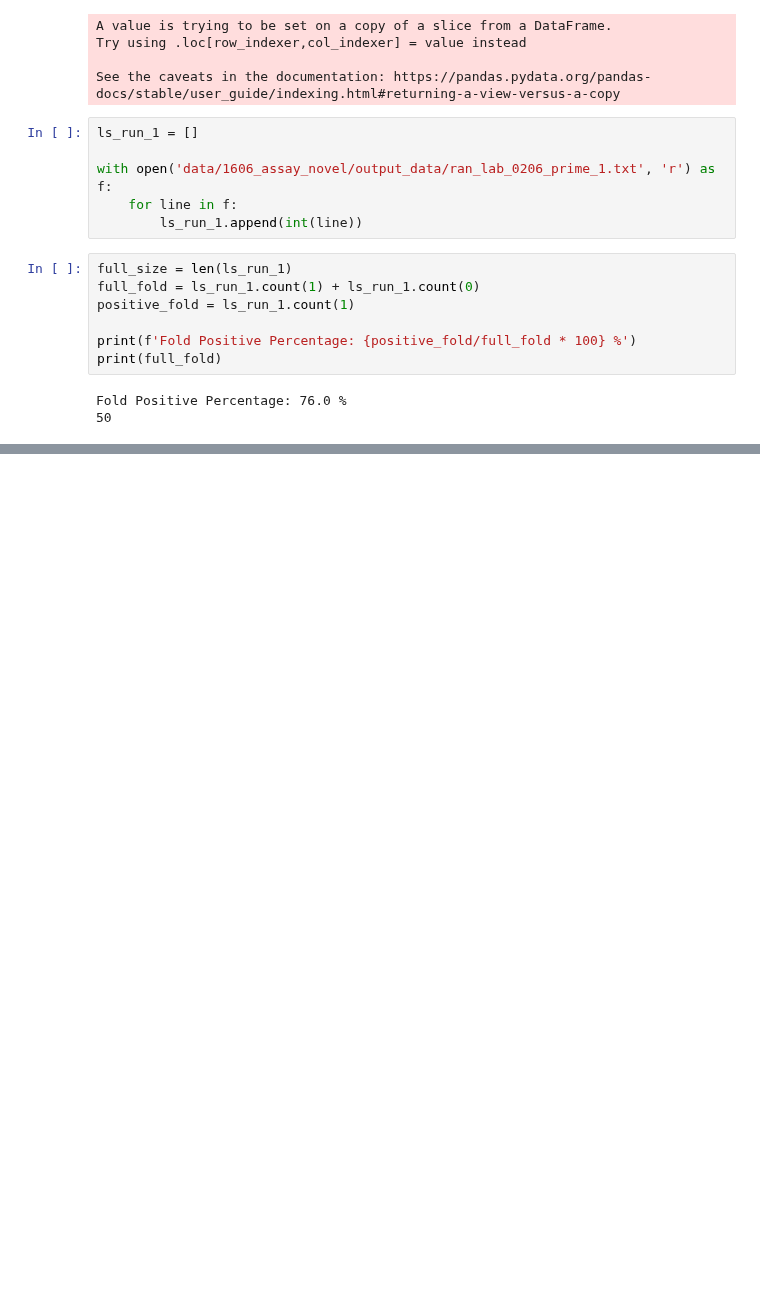
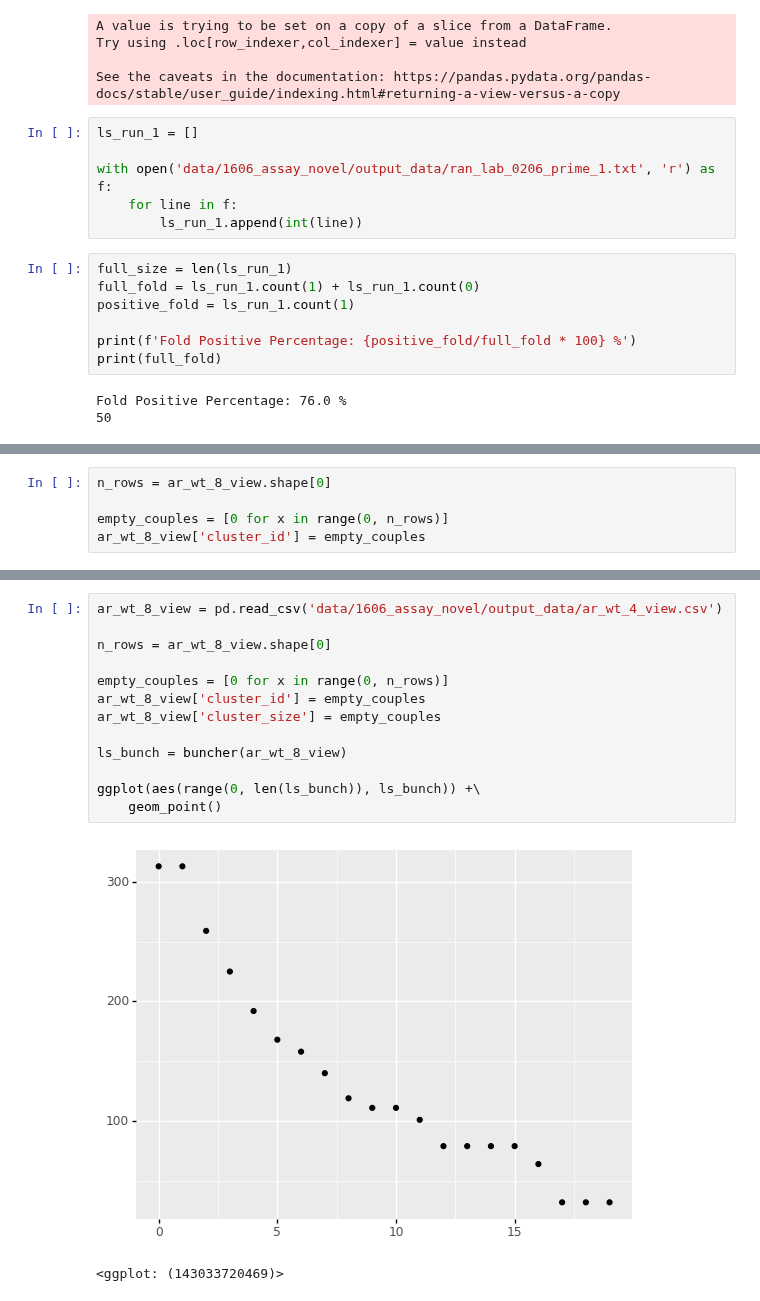
Before and after one commit to niightingale/bep_tools, a Jupyter notebook: fiji_analysis/models_X2.ipynb, the cells around one changed output, grey strips where cells are left out. Saved outputs shown, nothing was run; the diff lists cells and outputs as text; blank space fills up the shorter version.

Commit message:
finished preliminary buncher

```diff
--- a/fiji_analysis/models_X2.ipynb
+++ b/fiji_analysis/models_X2.ipynb
@@ -184,0 +221,5 @@ len(set(a))
+# %%
+n_rows = ar_wt_8_view.shape[0]
+
+empty_couples = [0 for x in range(0, n_rows)]
+ar_wt_8_view['cluster_id'] = empty_couples
@@ -184,0 +294,16 @@ len(set(a))
+# %%
+ar_wt_8_view = pd.read_csv('data/1606_assay_novel/output_data/ar_wt_4_view.csv')
+
+n_rows = ar_wt_8_view.shape[0]
+
+empty_couples = [0 for x in range(0, n_rows)]
+ar_wt_8_view['cluster_id'] = empty_couples
+ar_wt_8_view['cluster_size'] = empty_couples
+
+ls_bunch = buncher(ar_wt_8_view)
+
+ggplot(aes(range(0, len(ls_bunch)), ls_bunch)) +\
+    geom_point()
+# %% [output]
+[figure, added]
+<ggplot: (143033720469)>
```
Also changed, not shown: parts of 16 cells of this notebook, 4 other files.
